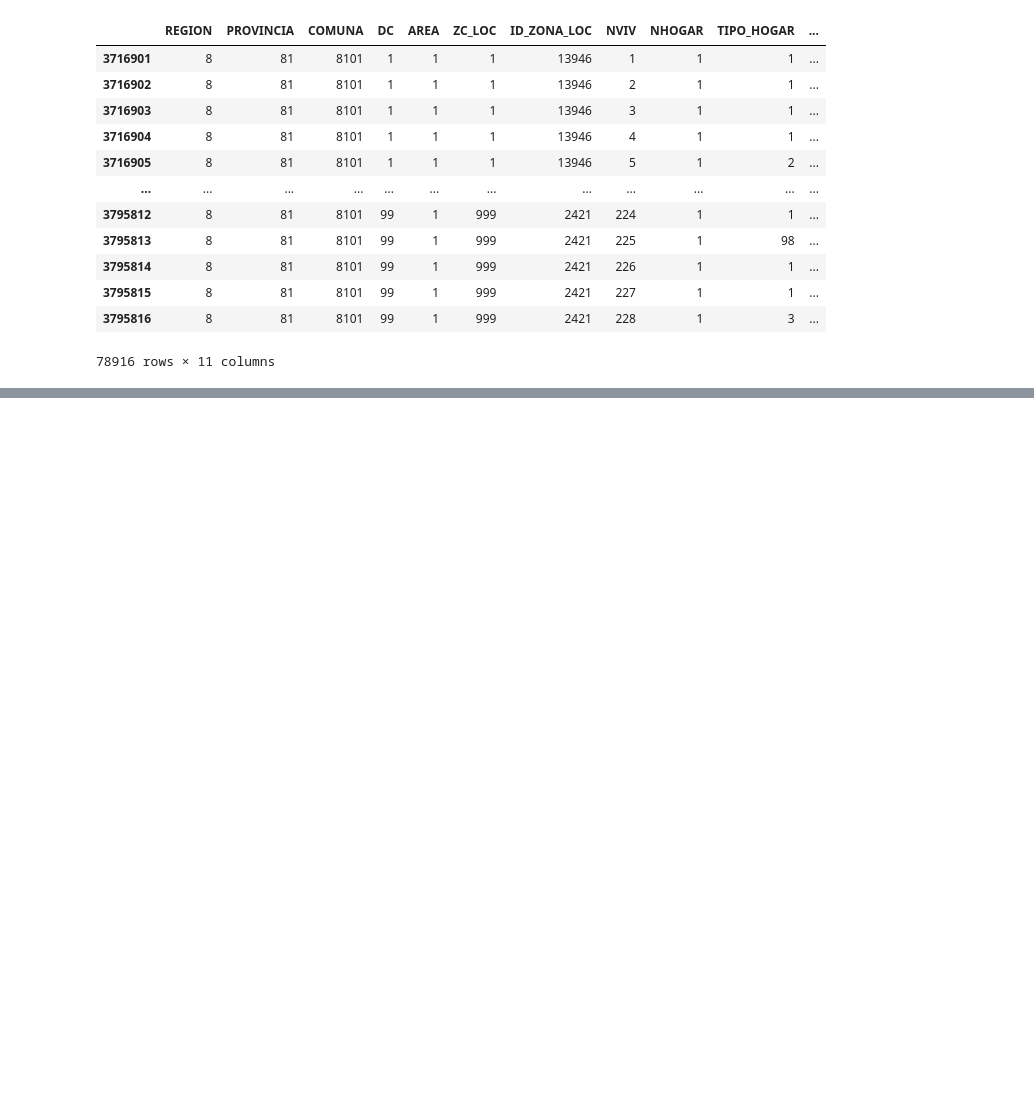
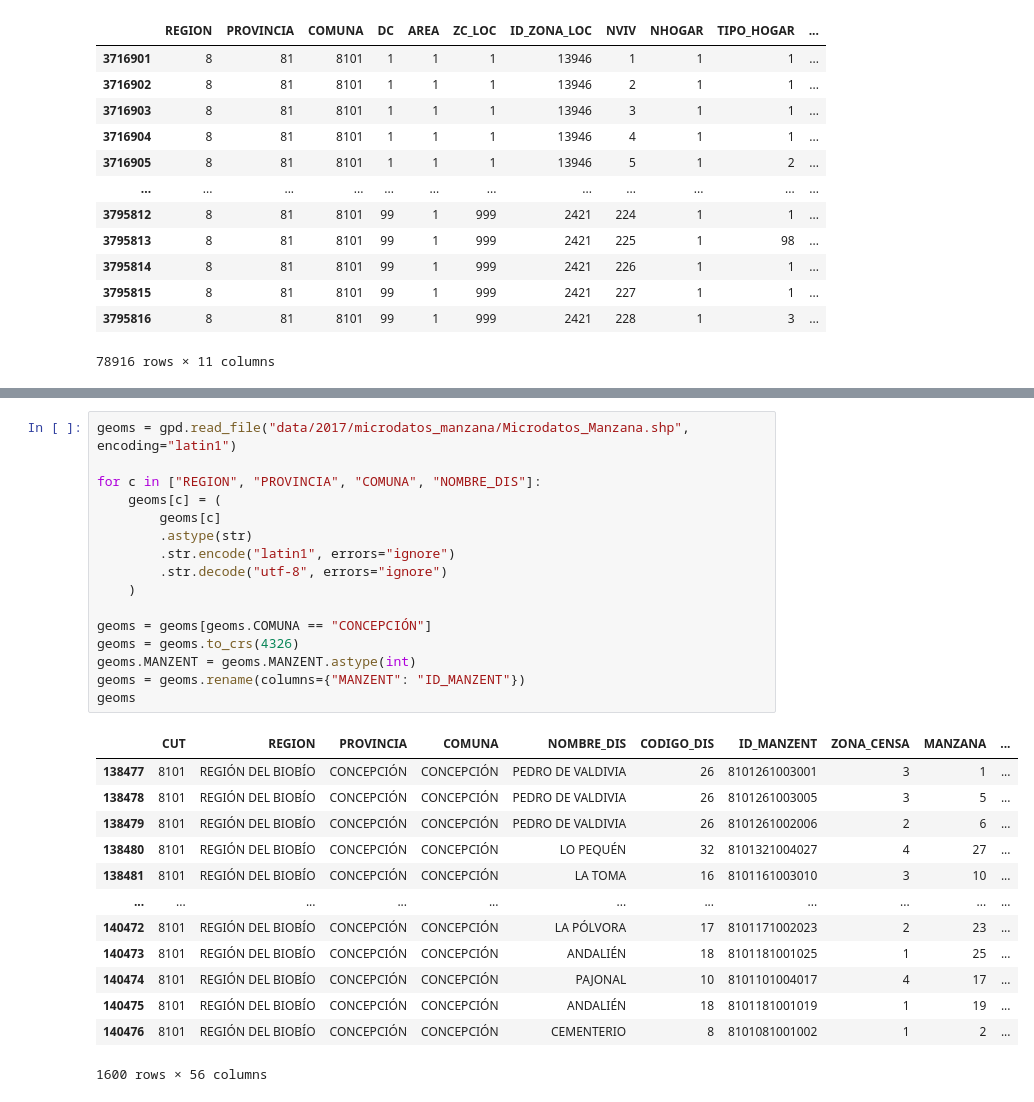
Before and after one commit to zetaso/census-localization, a Jupyter notebook: geolocalize.ipynb, the cells around one changed output, grey strips where cells are left out. Saved outputs shown, nothing was run; the diff lists cells and outputs as text; blank space fills up the shorter version.

```diff
--- a/geolocalize.ipynb
+++ b/geolocalize.ipynb
@@ -94,0 +170,30 @@ hogares
+# %%
+geoms = gpd.read_file("data/2017/microdatos_manzana/Microdatos_Manzana.shp", encoding="latin1")
+
+for c in ["REGION", "PROVINCIA", "COMUNA", "NOMBRE_DIS"]:
+    geoms[c] = (
+        geoms[c]
+        .astype(str)
+        .str.encode("latin1", errors="ignore")
+        .str.decode("utf-8", errors="ignore")
+    )
+
+geoms = geoms[geoms.COMUNA == "CONCEPCIÓN"]
+geoms = geoms.to_crs(4326)
+geoms.MANZENT = geoms.MANZENT.astype(int)
+geoms = geoms.rename(columns={"MANZENT": "ID_MANZENT"})
+geoms
+# %% [output]
+|  | CUT | REGION | PROVINCIA | COMUNA | NOMBRE_DIS | CODIGO_DIS | ID_MANZENT | ZONA_CENSA | MANZANA | ... |
+| 138477 | 8101 | REGIÓN DEL BIOBÍO | CONCEPCIÓN | CONCEPCIÓN | PEDRO DE VALDIVIA | 26 | 8101261003001 | 3 | 1 | ... |
+| 138478 | 8101 | REGIÓN DEL BIOBÍO | CONCEPCIÓN | CONCEPCIÓN | PEDRO DE VALDIVIA | 26 | 8101261003005 | 3 | 5 | ... |
+| 138479 | 8101 | REGIÓN DEL BIOBÍO | CONCEPCIÓN | CONCEPCIÓN | PEDRO DE VALDIVIA | 26 | 8101261002006 | 2 | 6 | ... |
+| 138480 | 8101 | REGIÓN DEL BIOBÍO | CONCEPCIÓN | CONCEPCIÓN | LO PEQUÉN | 32 | 8101321004027 | 4 | 27 | ... |
+| 138481 | 8101 | REGIÓN DEL BIOBÍO | CONCEPCIÓN | CONCEPCIÓN | LA TOMA | 16 | 8101161003010 | 3 | 10 | ... |
+| ... | ... | ... | ... | ... | ... | ... | ... | ... | ... | ... |
+| 140472 | 8101 | REGIÓN DEL BIOBÍO | CONCEPCIÓN | CONCEPCIÓN | LA PÓLVORA | 17 | 8101171002023 | 2 | 23 | ... |
+| 140473 | 8101 | REGIÓN DEL BIOBÍO | CONCEPCIÓN | CONCEPCIÓN | ANDALIÉN | 18 | 8101181001025 | 1 | 25 | ... |
+| 140474 | 8101 | REGIÓN DEL BIOBÍO | CONCEPCIÓN | CONCEPCIÓN | PAJONAL | 10 | 8101101004017 | 4 | 17 | ... |
+| 140475 | 8101 | REGIÓN DEL BIOBÍO | CONCEPCIÓN | CONCEPCIÓN | ANDALIÉN | 18 | 8101181001019 | 1 | 19 | ... |
+| 140476 | 8101 | REGIÓN DEL BIOBÍO | CONCEPCIÓN | CONCEPCIÓN | CEMENTERIO | 8 | 8101081001002 | 1 | 2 | ... |
+1600 rows × 56 columns
```
Also changed, not shown: parts of 12 cells of this notebook.
